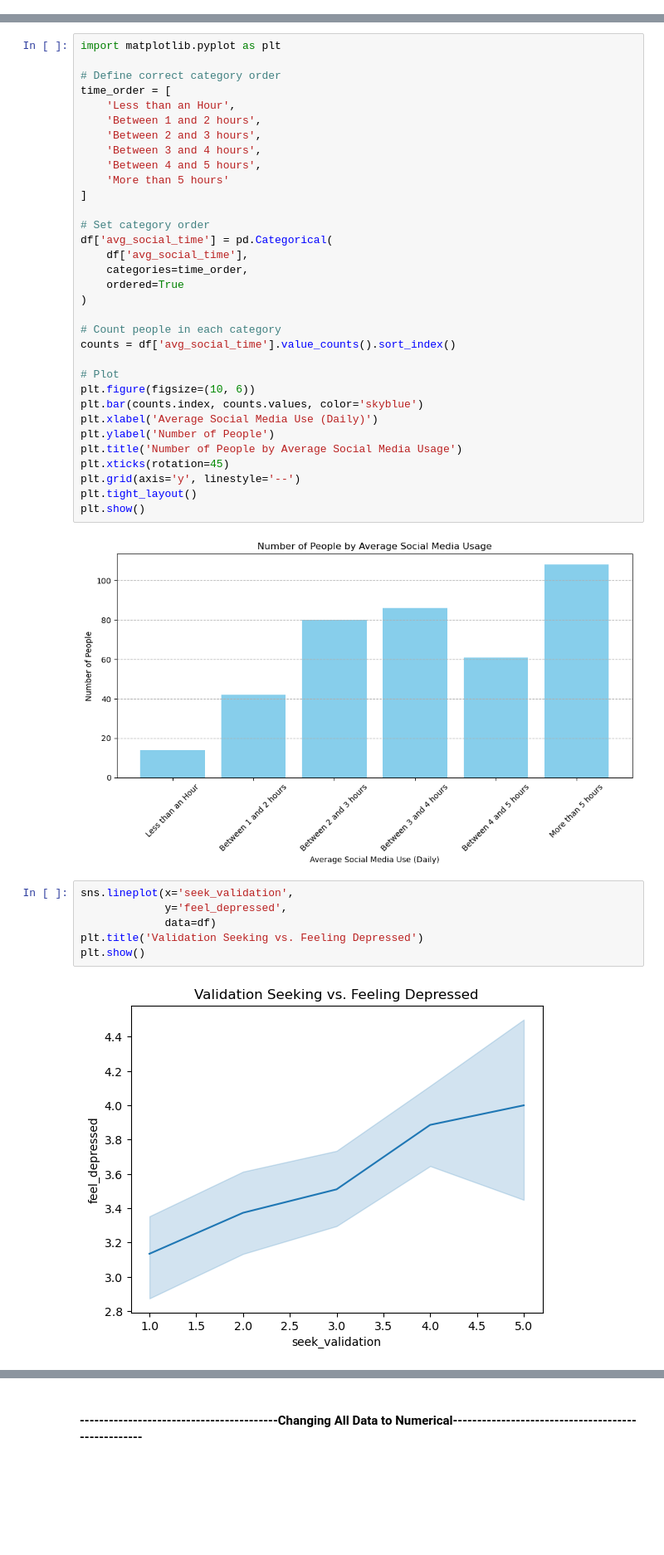
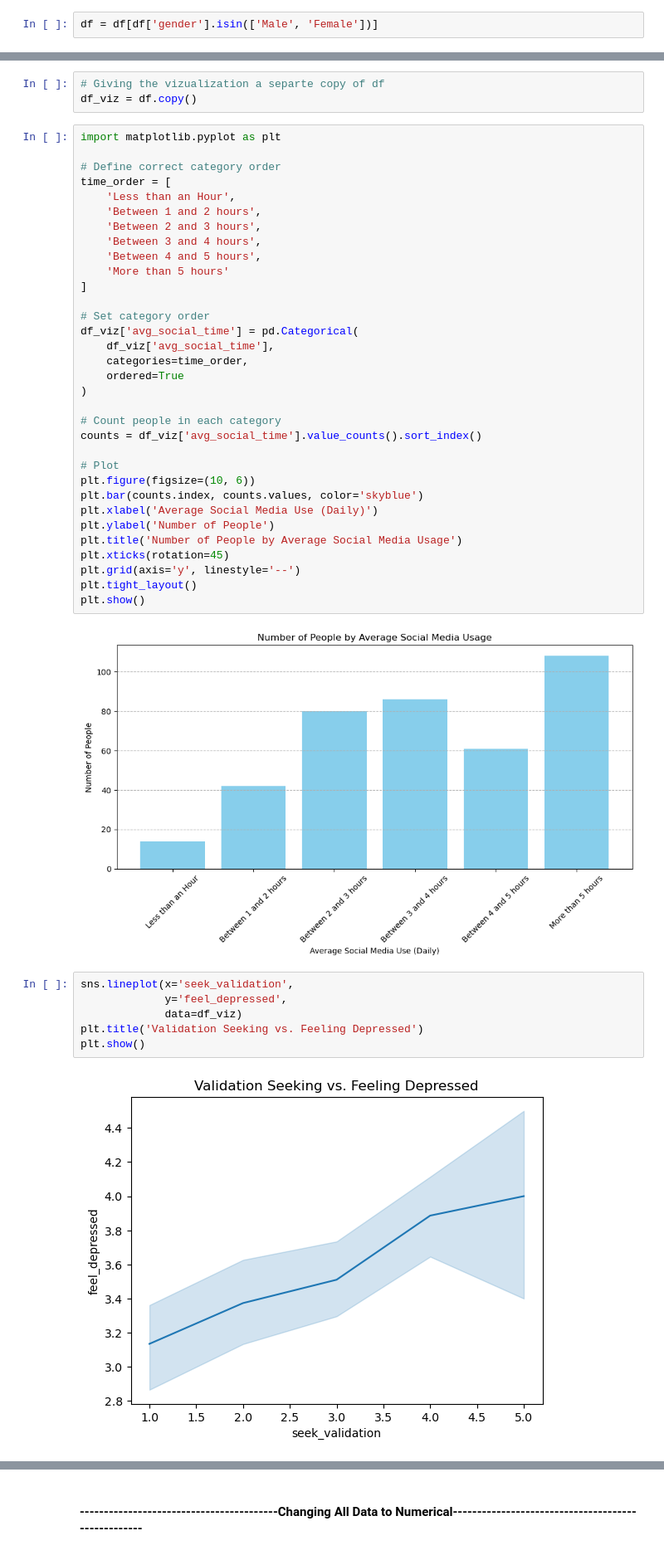
Before and after one commit to HusseinHanafy207/Phone_Addiction_Project, a Jupyter notebook: External_survey_done.ipynb, the cells around one changed output, grey strips where cells are left out. Shown at 83% size. Drawn from its saved outputs; the diff is of its cells as text; blank space fills up the shorter version.

```diff
--- a/External_survey_done.ipynb
+++ b/External_survey_done.ipynb
@@ -153,5 +166,10 @@ df.drop(['occupation_status'], axis=1 ,  inplace=True)
+# %%
+df = df[df['gender'].isin(['Male', 'Female'])]
 # %% [markdown]
 #### ------------------------------------------------Exploring Relationships--------------------------------------------------
+# %%
+# Giving the vizualization a separte copy of df
+df_viz = df.copy()
 # %%
 import matplotlib.pyplot as plt
 
@@ -166,14 +184,14 @@ time_order = [
 ]
 
 # Set category order
-df['avg_social_time'] = pd.Categorical(
-    df['avg_social_time'],
+df_viz['avg_social_time'] = pd.Categorical(
+    df_viz['avg_social_time'],
     categories=time_order,
     ordered=True
 )
 
 # Count people in each category
-counts = df['avg_social_time'].value_counts().sort_index()
+counts = df_viz['avg_social_time'].value_counts().sort_index()
 
 # Plot
 plt.figure(figsize=(10, 6))
@@ -190,11 +208,11 @@ plt.show()
 # %%
 sns.lineplot(x='seek_validation',
              y='feel_depressed',
-             data=df)
+             data=df_viz)
 plt.title('Validation Seeking vs. Feeling Depressed')
 plt.show()
 # %% [output]
-[figure, old version]
+[figure, new version]
 # %%
 sns.barplot(
     x='gender',
```
Also changed, not shown: parts of 14 cells of this notebook, 4 other files.
